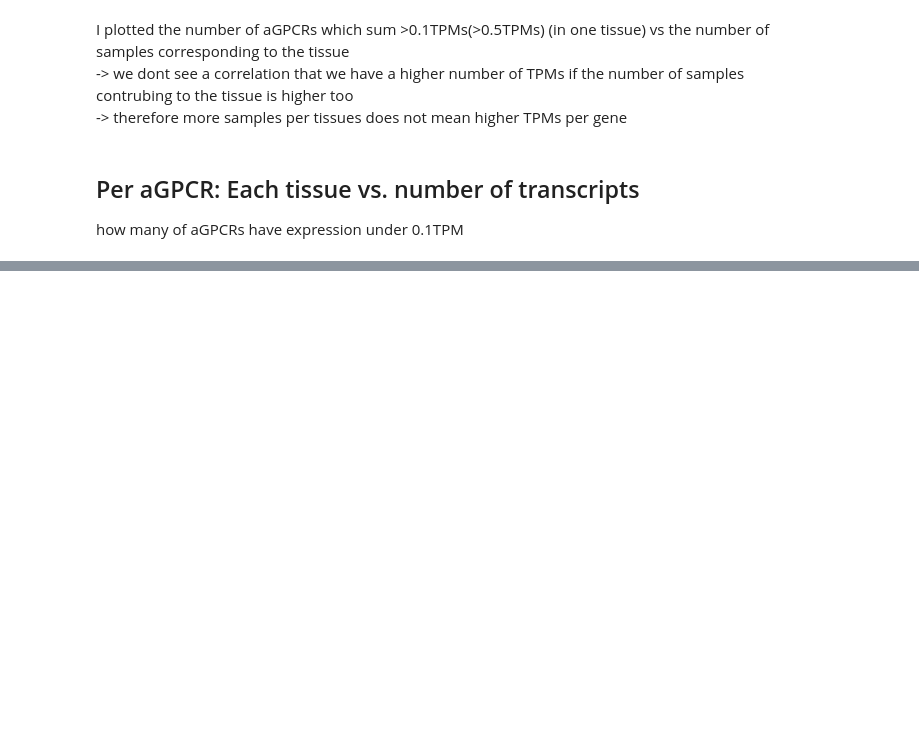
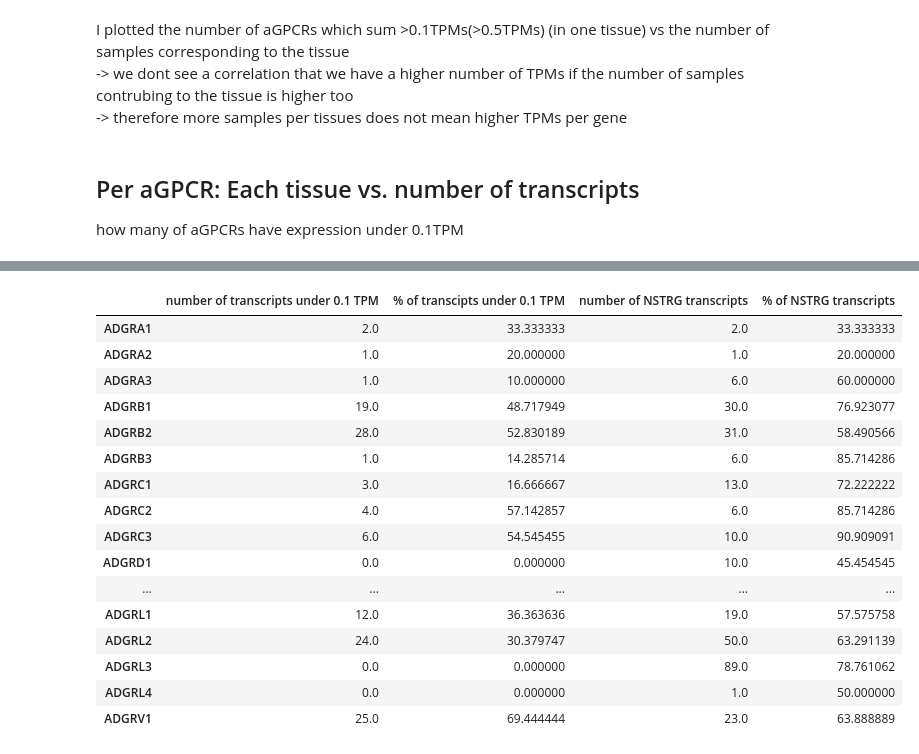
Before and after one commit to chrissikath/Splice-O-Mat, a Jupyter notebook: analysis/high_number_newly_transcripts/high_number_of_newly_transcripts.ipynb, the cells around one changed output, grey strips where cells are left out. Saved outputs shown, nothing was run; the diff lists cells and outputs as text; code cells hidden in the pictures; blank space fills up the shorter version.

```diff
--- a/analysis/high_number_newly_transcripts/high_number_of_newly_transcripts.ipynb
+++ b/analysis/high_number_newly_transcripts/high_number_of_newly_transcripts.ipynb
@@ -138,0 +297,20 @@ df.set_axis(new_col, axis=1).to_csv("low_expressed_and_newly.csv")
+# %%
+df
+# %% [output]
+|  | number of transcripts under 0.1 TPM | % of transcipts under 0.1 TPM | number of NSTRG transcripts | % of NSTRG transcripts |
+| ADGRA1 | 2.0 | 33.333333 | 2.0 | 33.333333 |
+| ADGRA2 | 1.0 | 20.000000 | 1.0 | 20.000000 |
+| ADGRA3 | 1.0 | 10.000000 | 6.0 | 60.000000 |
+| ADGRB1 | 19.0 | 48.717949 | 30.0 | 76.923077 |
+| ADGRB2 | 28.0 | 52.830189 | 31.0 | 58.490566 |
+| ADGRB3 | 1.0 | 14.285714 | 6.0 | 85.714286 |
+| ADGRC1 | 3.0 | 16.666667 | 13.0 | 72.222222 |
+| ADGRC2 | 4.0 | 57.142857 | 6.0 | 85.714286 |
+| ADGRC3 | 6.0 | 54.545455 | 10.0 | 90.909091 |
+| ADGRD1 | 0.0 | 0.000000 | 10.0 | 45.454545 |
+| ... | ... | ... | ... | ... |
+| ADGRL1 | 12.0 | 36.363636 | 19.0 | 57.575758 |
+| ADGRL2 | 24.0 | 30.379747 | 50.0 | 63.291139 |
+| ADGRL3 | 0.0 | 0.000000 | 89.0 | 78.761062 |
+| ADGRL4 | 0.0 | 0.000000 | 1.0 | 50.000000 |
+| ADGRV1 | 25.0 | 69.444444 | 23.0 | 63.888889 |
```
Also changed, not shown: parts of 6 cells of this notebook, 38 other files.
